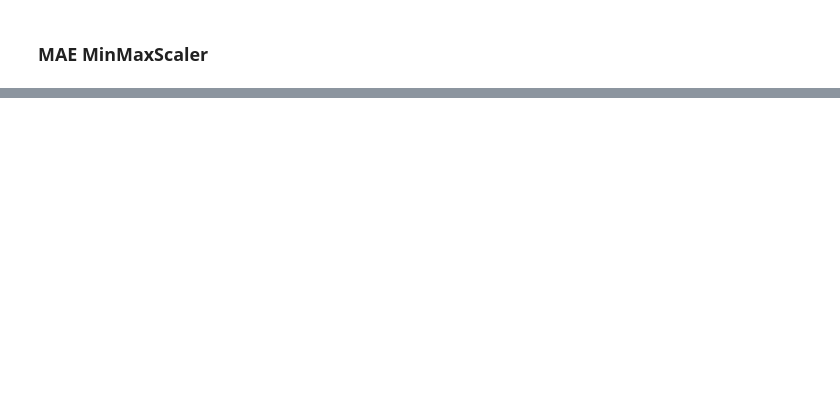
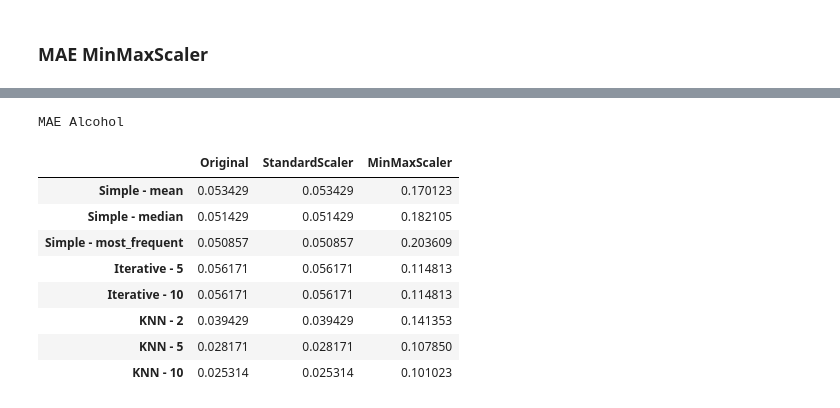
Before and after one commit to jessicakushidaa/imputacaoDeValores, a Jupyter notebook: v2/normalizacao.ipynb, the cells around one changed output, grey strips where cells are left out. Drawn from its saved outputs; the diff is of its cells as text; code cells hidden in the pictures; blank space fills up the shorter version.

```diff
--- a/v2/normalizacao.ipynb
+++ b/v2/normalizacao.ipynb
@@ -481,0 +484,6 @@ plt.show()
+# %%
+df_mae_alcohol_combined = pd.concat([
+    df_mae_alcohol.rename(columns={'MAE_alcohol': 'Original'}),
+    df_mae_alcohol_standard.rename(columns={'MAE_alcohol': 'StandardScaler'}),
+    df_mae_alcohol_minmax.rename(columns={'MAE_alcohol': 'MinMaxScaler'})
+], axis=1)
@@ -481,0 +496,13 @@ plt.show()
+# %%
+df_mae_alcohol_combined.style.set_caption("MAE Alcohol")
+# %% [output]
+MAE Alcohol
+|  | Original | StandardScaler | MinMaxScaler |
+| Simple - mean | 0.053429 | 0.053429 | 0.170123 |
+| Simple - median | 0.051429 | 0.051429 | 0.182105 |
+| Simple - most_frequent | 0.050857 | 0.050857 | 0.203609 |
+| Iterative - 5 | 0.056171 | 0.056171 | 0.114813 |
+| Iterative - 10 | 0.056171 | 0.056171 | 0.114813 |
+| KNN - 2 | 0.039429 | 0.039429 | 0.141353 |
+| KNN - 5 | 0.028171 | 0.028171 | 0.107850 |
+| KNN - 10 | 0.025314 | 0.025314 | 0.101023 |
```
Also changed, not shown: parts of 16 cells of this notebook, 1 other file.
